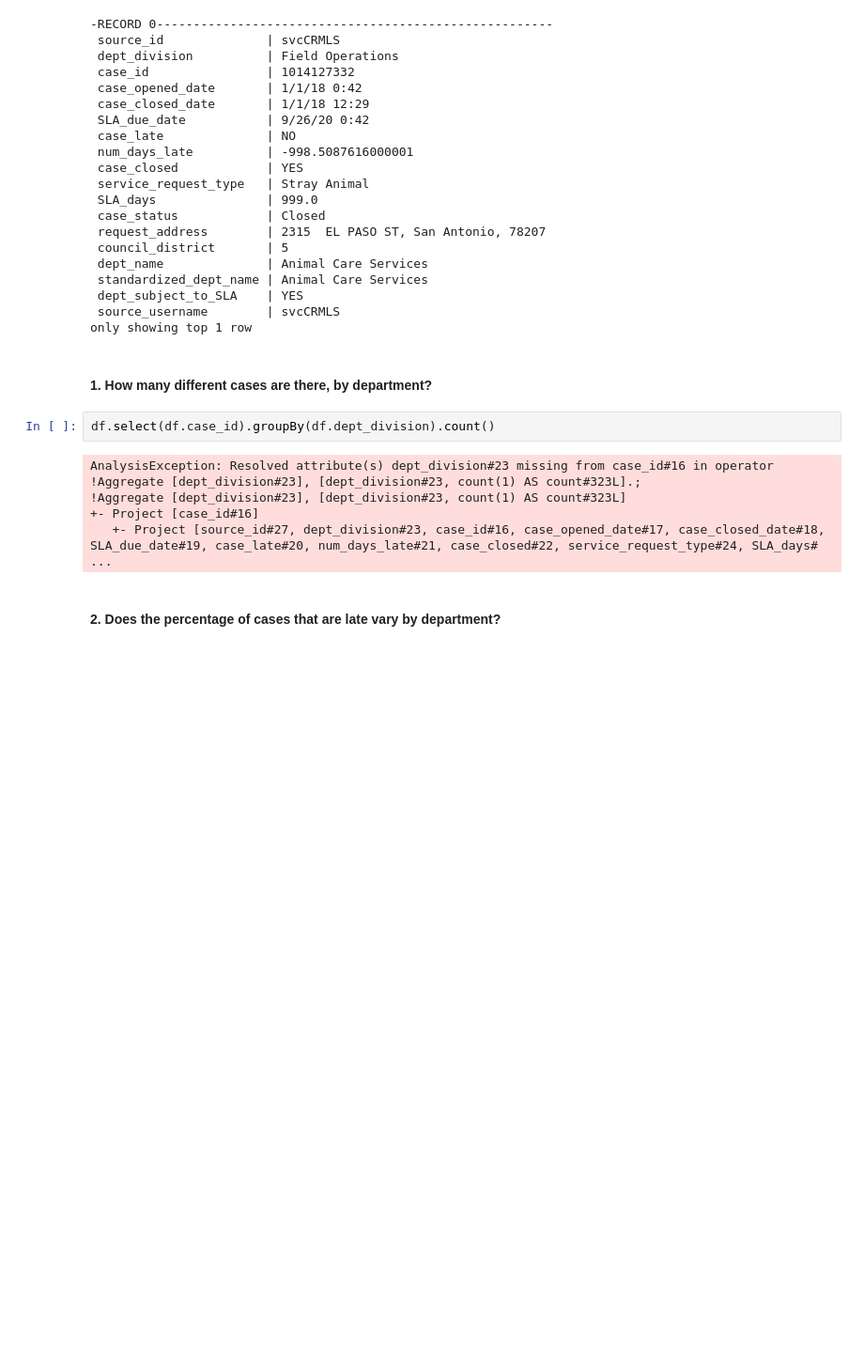
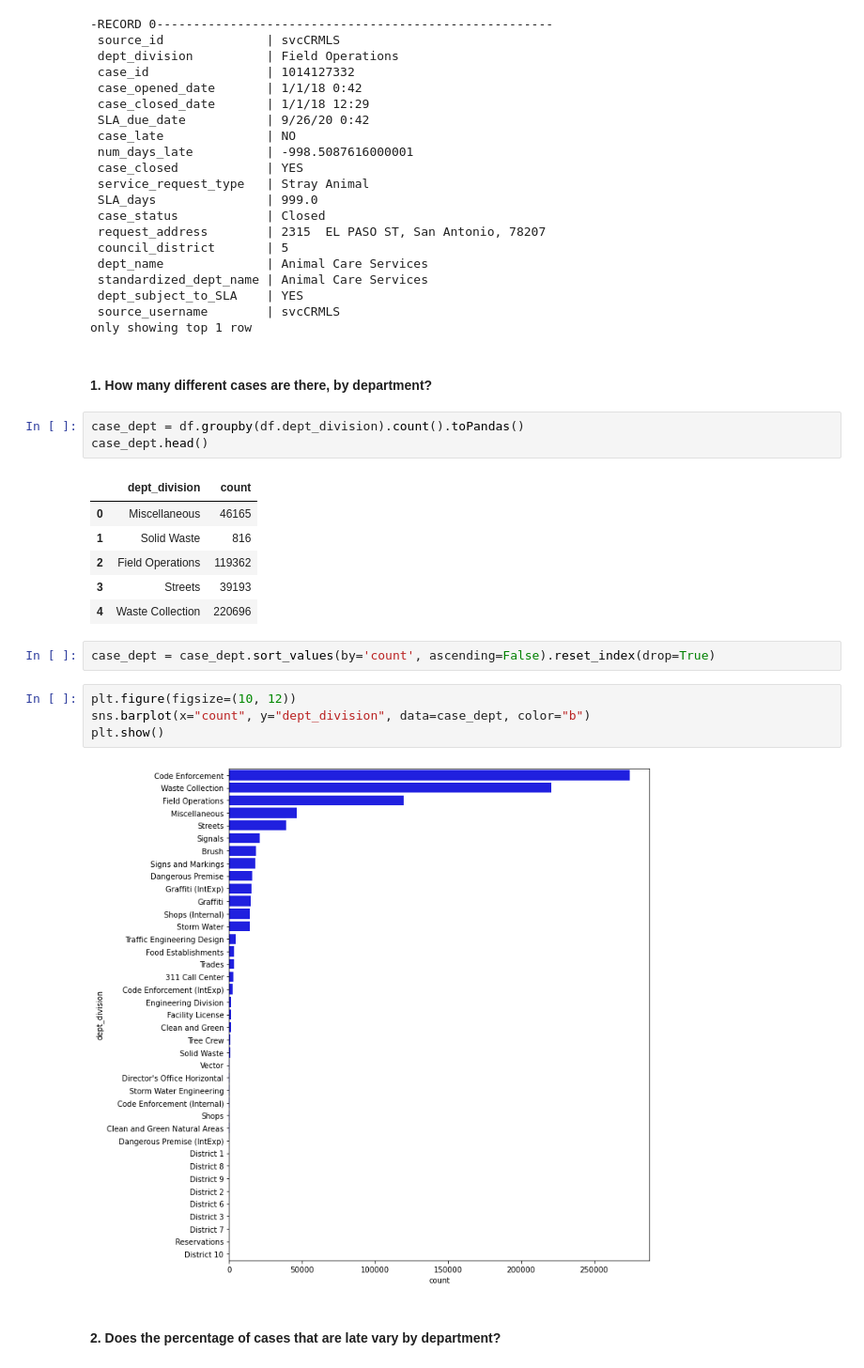
Before and after one commit to jeffakins/spark, a Jupyter notebook: explore.ipynb, the cells around one changed output. Shown at 94% size. Cells and saved outputs as stored; diff of their text form; blank space fills up the shorter version.

```diff
--- a/explore.ipynb
+++ b/explore.ipynb
@@ -40,12 +42,23 @@ only showing top 1 row
 # %% [markdown]
 #### 1. How many different cases are there, by department?
 # %%
-df.select(df.case_id).groupBy(df.dept_division).count()
+case_dept = df.groupby(df.dept_division).count().toPandas()
+case_dept.head()
 # %% [output]
-AnalysisException: Resolved attribute(s) dept_division#23 missing from case_id#16 in operator !Aggregate [dept_division#23], [dept_division#23, count(1) AS count#323L].;
-!Aggregate [dept_division#23], [dept_division#23, count(1) AS count#323L]
-+- Project [case_id#16]
-   +- Project [source_id#27, dept_division#23, case_id#16, case_opened_date#17, case_closed_date#18, SLA_due_date#19, case_late#20, num_days_late#21, case_closed#22, service_request_type#24, SLA_days# ...
+|  | dept_division | count |
+| 0 | Miscellaneous | 46165 |
+| 1 | Solid Waste | 816 |
+| 2 | Field Operations | 119362 |
+| 3 | Streets | 39193 |
+| 4 | Waste Collection | 220696 |
+# %%
+case_dept = case_dept.sort_values(by='count', ascending=False).reset_index(drop=True)
+# %%
+plt.figure(figsize=(10, 12))
+sns.barplot(x="count", y="dept_division", data=case_dept, color="b")
+plt.show()
+# %% [output]
+[figure, added]
 # %% [markdown]
 #### 2. Does the percentage of cases that are late vary by department?
 # %% [markdown]
```
Also changed, not shown: parts of 1 cell of this notebook.
